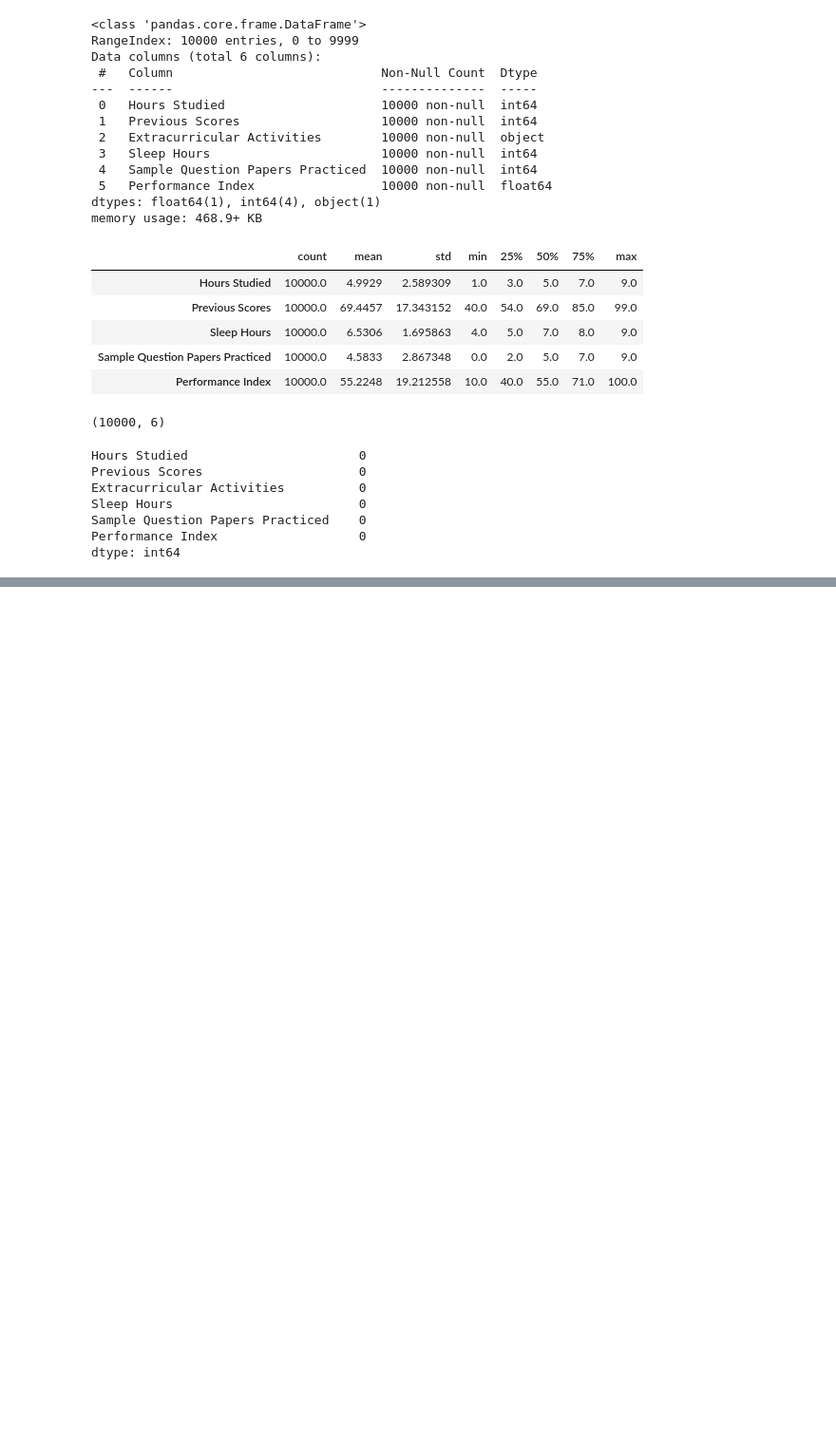
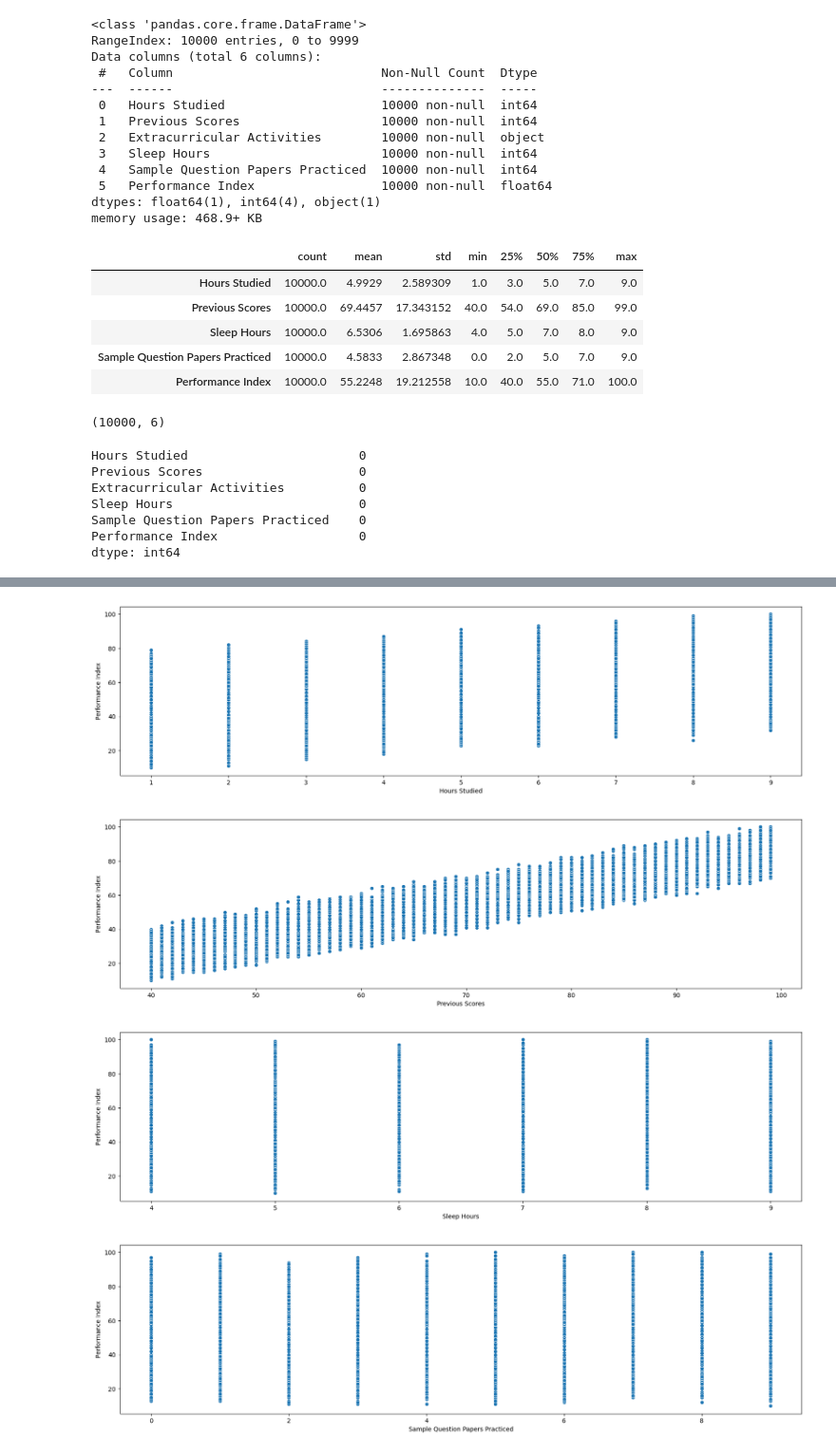
Before and after one commit to Marcos-Verdi/DA_Reg_studentPerformance, a Jupyter notebook: student_performance_analysis.ipynb, the cells around one changed output, grey strips where cells are left out. Shown at 95% size. Drawn from its saved outputs; the diff is of its cells as text; code cells hidden in the pictures; blank space fills up the shorter version.

```diff
--- a/student_performance_analysis.ipynb
+++ b/student_performance_analysis.ipynb
@@ -54,0 +95,9 @@ dtype: int64
+# %%
+for col in num_cols[0:-1]:
+    plt.figure(figsize=(20,5))
+    sns.scatterplot(data=df,x=col,y='Performance Index')
+# %% [output]
+[figure, added]
+[figure, added]
+[figure, added]
+[figure, added]
```
Also changed, not shown: parts of 17 cells of this notebook.
